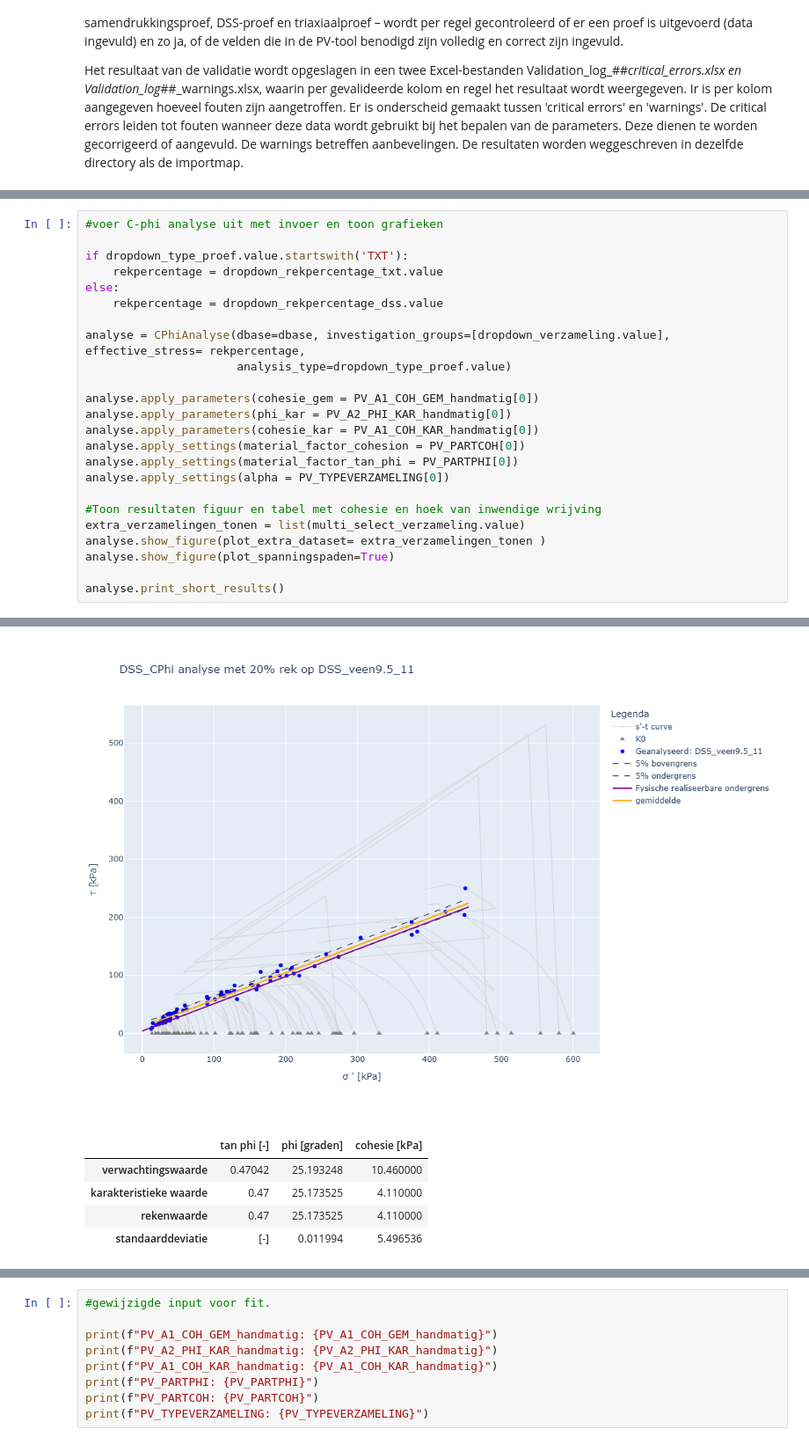
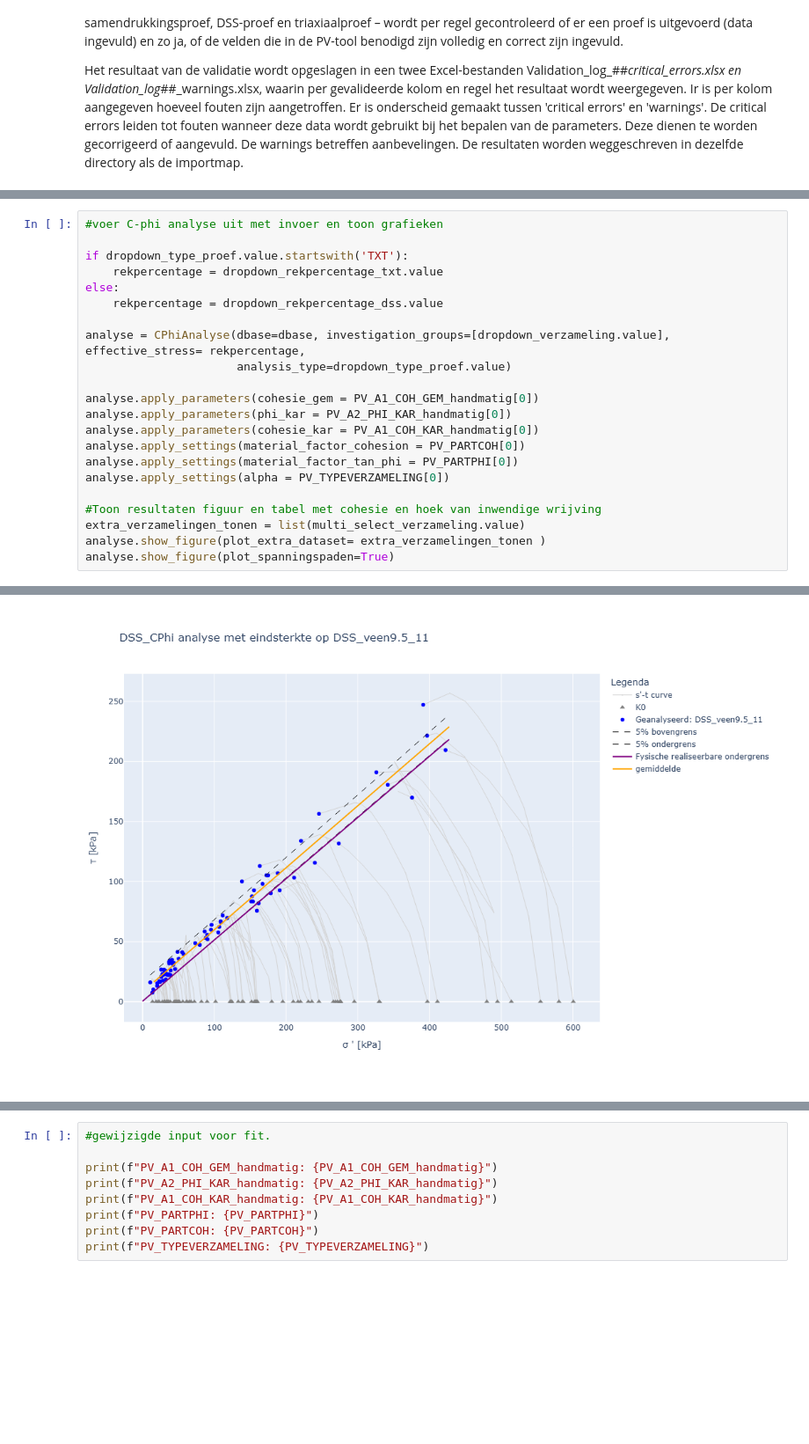
Before and after one commit to kkpdata/PV-tool, a Jupyter notebook: PV_tool0.4.ipynb, the cells around one changed output, grey strips where cells are left out. Shown at 88% size. Saved outputs shown, nothing was run; the diff lists cells and outputs as text; blank space fills up the shorter version.

```diff
--- a/PV_tool0.4.ipynb
+++ b/PV_tool0.4.ipynb
@@ -523,8 +354,6 @@ analyse.apply_settings(alpha = PV_TYPEVERZAMELING[0])
 extra_verzamelingen_tonen = list(multi_select_verzameling.value)
 analyse.show_figure(plot_extra_dataset= extra_verzamelingen_tonen )
 analyse.show_figure(plot_spanningspaden=True)
-
-analyse.print_short_results()
 # %% [output]
 fysisch realiseerbare ondergrens gebaseerd op phi kar handmatig en cohesie kar handmatig
 gemiddelde gebaseerd op helling gecorrigeerd en cohesie gem handmatig
@@ -547,10 +376,5 @@ gemiddelde gebaseerd op helling gecorrigeerd en cohesie gem handmatig
 fysisch realiseerbare ondergrens gebaseerd op phi kar handmatig en cohesie kar handmatig
 gemiddelde gebaseerd op helling gecorrigeerd en cohesie gem handmatig
-[figure, old version]
+[figure, new version]
-|  | tan phi [-] | phi [graden] | cohesie [kPa] |
-| verwachtingswaarde | 0.47042 | 25.193248 | 10.460000 |
-| karakteristieke waarde | 0.47 | 25.173525 | 4.110000 |
-| rekenwaarde | 0.47 | 25.173525 | 4.110000 |
-| standaarddeviatie | [-] | 0.011994 | 5.496536 |
 # %%
 # Resultaten opslaan naar: ##_PVtool5_0.xlsx, pdf en exporteer tussenstappen naar excel
```
Also changed, not shown: parts of 17 cells of this notebook, 26 other files.
